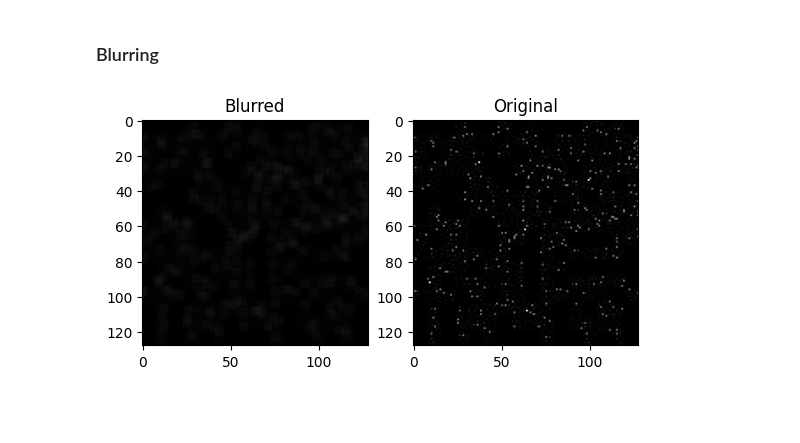
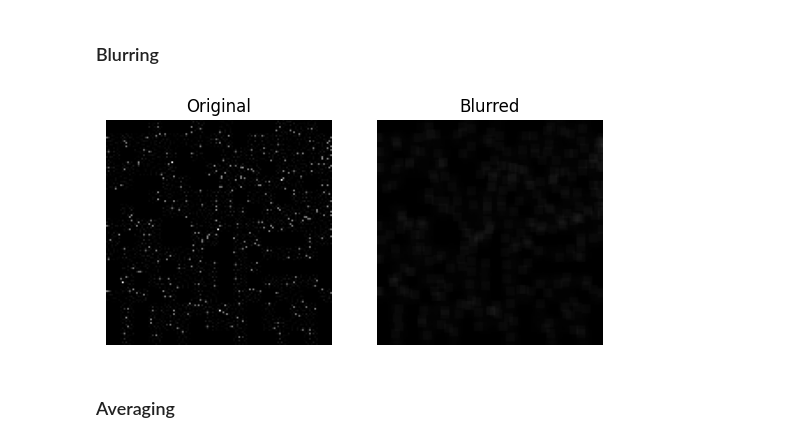
Before and after one commit to HyanBatista/chronic-kidney-disease, a Jupyter notebook: notebooks/04_preprocessing.ipynb, the cells around one changed output. Drawn from its saved outputs; the diff is of its cells as text; code cells hidden in the pictures; blank space fills up the shorter version.

```diff
--- a/notebooks/04_preprocessing.ipynb
+++ b/notebooks/04_preprocessing.ipynb
@@ -112,14 +118,15 @@ assert len(image_path_groups) / 102 == 15
 # %%
 img = cv2.imread(str(image_path_groups[0][0]))
 kernel = np.ones((5, 5), np.float32) / 25
 dst = cv2.filter2D(img, -1, kernel)
 
-plt.subplot(121)
-plt.title("Blurred")
-plt.imshow(dst)
-plt.subplot(122)
-plt.title("Original")
-plt.imshow(img)
+fig, ax = plt.subplots(1, 2)
+ax[0].set_title("Original")
+ax[0].imshow(img)
+ax[0].set_axis_off()
+ax[1].set_title("Blurred")
+ax[1].set_axis_off()
+ax[1].imshow(dst)
 plt.show()
 # %% [output]
-[figure, old version]
+[figure, new version]
@@ -125,0 +150,2 @@ plt.show()
+# %% [markdown]
+### Averaging
```
Also changed, not shown: parts of 7 cells of this notebook, 1 other file.
